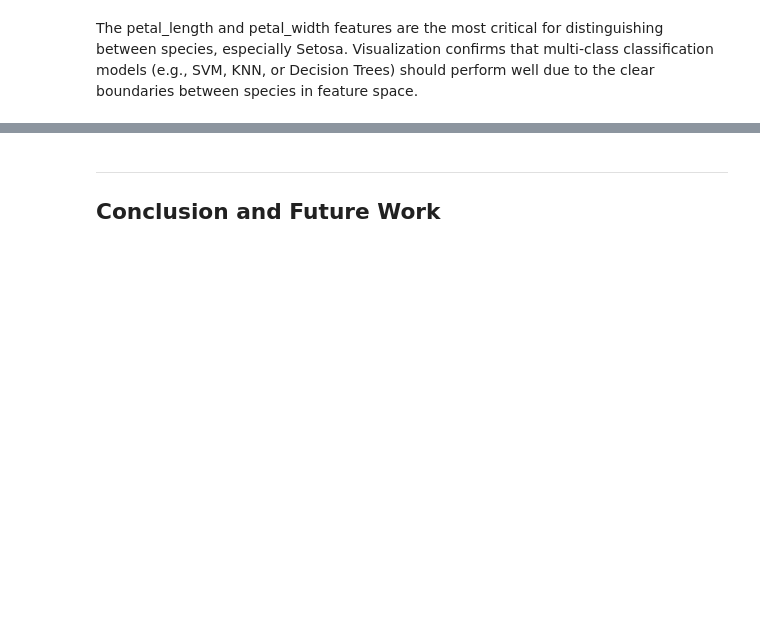
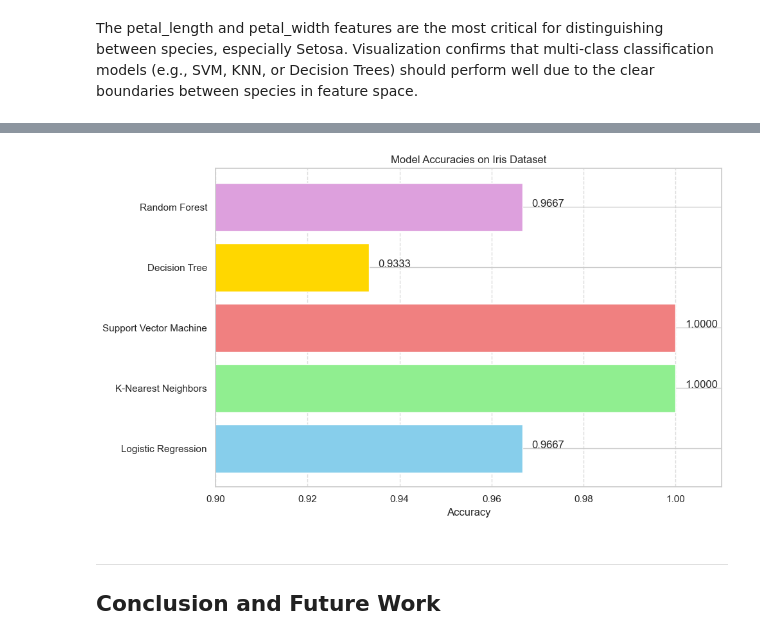
Before and after one commit to NoziphoNdebele/2025_Data_Science_Projects, a Jupyter notebook: IRIS_FLOWER_CLASSIFICATION/IRIS_FLOWER_CLASSIFICATION.ipynb, the cells around one changed output, grey strips where cells are left out. Saved outputs shown, nothing was run; the diff lists cells and outputs as text; code cells hidden in the pictures; blank space fills up the shorter version.

Commit message:
trained and evaluated models

```diff
--- a/IRIS_FLOWER_CLASSIFICATION/IRIS_FLOWER_CLASSIFICATION.ipynb
+++ b/IRIS_FLOWER_CLASSIFICATION/IRIS_FLOWER_CLASSIFICATION.ipynb
@@ -452,3 +695,29 @@ The petal_length and petal_width features are the most critical for distinguishi
+# %%
+import matplotlib.pyplot as plt
+
+# Model names and their accuracies
+models = [
+    "Logistic Regression",
+    "K-Nearest Neighbors",
+    "Support Vector Machine",
+    "Decision Tree",
+    "Random Forest"
+]
+accuracies = [0.9667, 1.0, 1.0, 0.9333, 0.9667]
+
+# Plot
+plt.figure(figsize=(10,6))
+plt.barh(models, accuracies, color=["skyblue", "lightgreen", "lightcoral", "gold", "plum"])
+plt.xlabel('Accuracy')
+plt.title('Model Accuracies on Iris Dataset')
+plt.xlim(0.9, 1.01)
+plt.grid(axis='x', linestyle='--', alpha=0.7)
+for index, value in enumerate(accuracies):
+    plt.text(value + 0.002, index, f"{value:.4f}")
+plt.tight_layout()
+plt.show()
+# %% [output]
+[figure, added]
 # %% [markdown]
 ---
 <a href=#nine></a>
```
Also changed, not shown: parts of 14 cells of this notebook.
